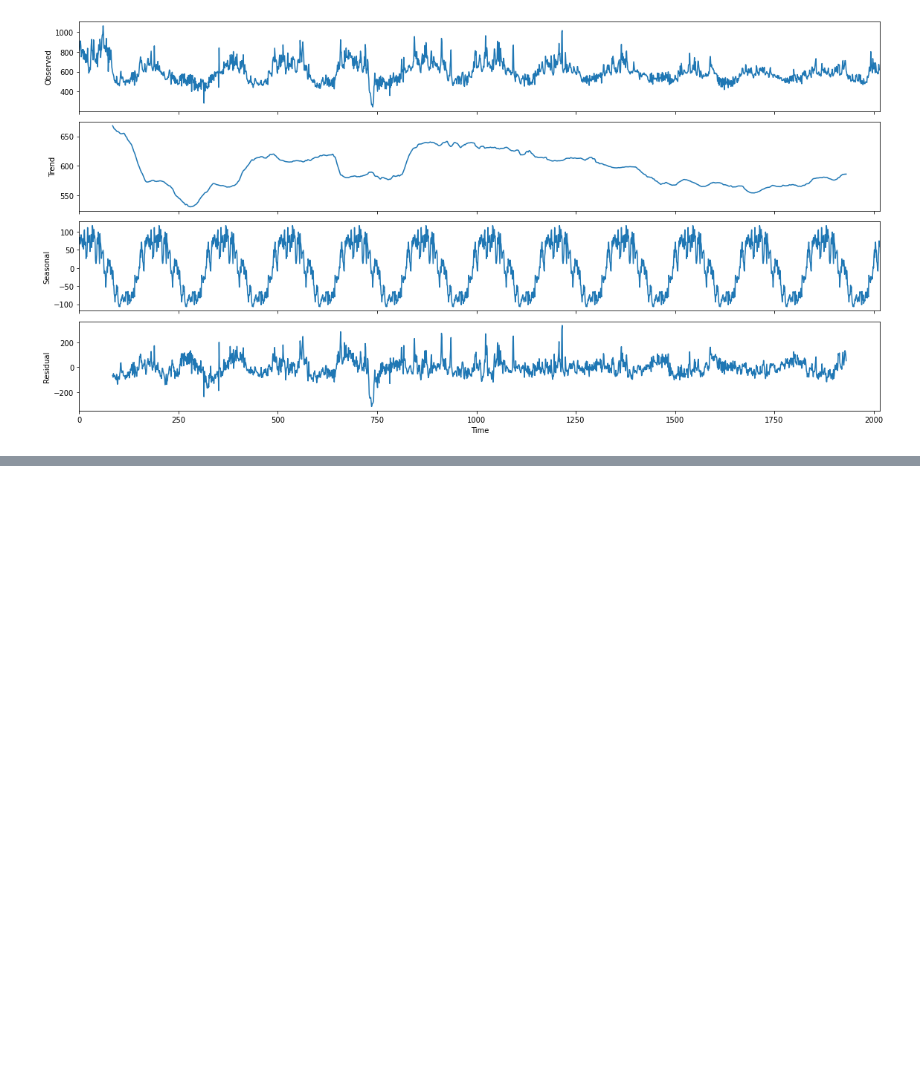
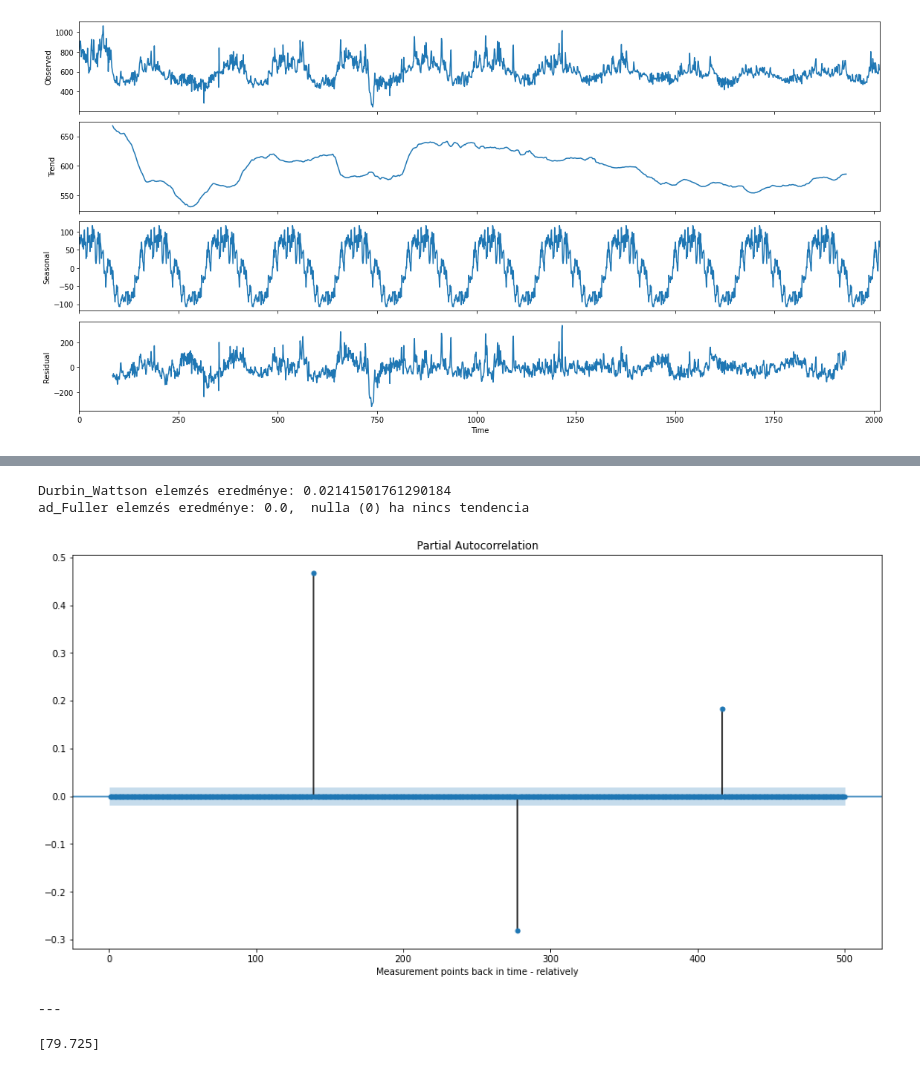
Before and after one commit to sipocz/messer, a Jupyter notebook: nitrogen_pred.ipynb, the cells around one changed output, grey strips where cells are left out. Drawn from its saved outputs; the diff is of its cells as text; code cells hidden in the pictures; blank space fills up the shorter version.

```diff
--- a/nitrogen_pred.ipynb
+++ b/nitrogen_pred.ipynb
@@ -285,0 +336,24 @@ print(o_df.index[start_pos])
+# %%
+from statsmodels.stats.stattools import durbin_watson
+from statsmodels.tsa.stattools import adfuller
+o1=durbin_watson(o_df.Min)
+print(f"Durbin_Wattson elemzés eredménye: {o1}")
+o2=adfuller(o_df.Mean)
+print(f"ad_Fuller elemzés eredménye: {o2[1]},  nulla (0) ha nincs tendencia")
+# %% [output]
+Durbin_Wattson elemzés eredménye: 0.02141501761290184
+ad_Fuller elemzés eredménye: 0.0,  nulla (0) ha nincs tendencia
+# %%
+from statsmodels.graphics.tsaplots import plot_acf,plot_pacf
+
+fig, ax = plt.subplots(figsize=(16,8))
+
+
+plot_pacf(o_df.Max[:], lags=500, zero=False, ax=ax)
+plt.xlabel("Measurement points back in time - relatively")
+
+plt.show()
+print("---")
+# %% [output]
+[figure, added]
+---
@@ -285,0 +385,4 @@ print(o_df.index[start_pos])
+# %%
+y_test[1]
+# %% [output]
+[79.725]
```
Also changed, not shown: parts of 14 cells of this notebook.
